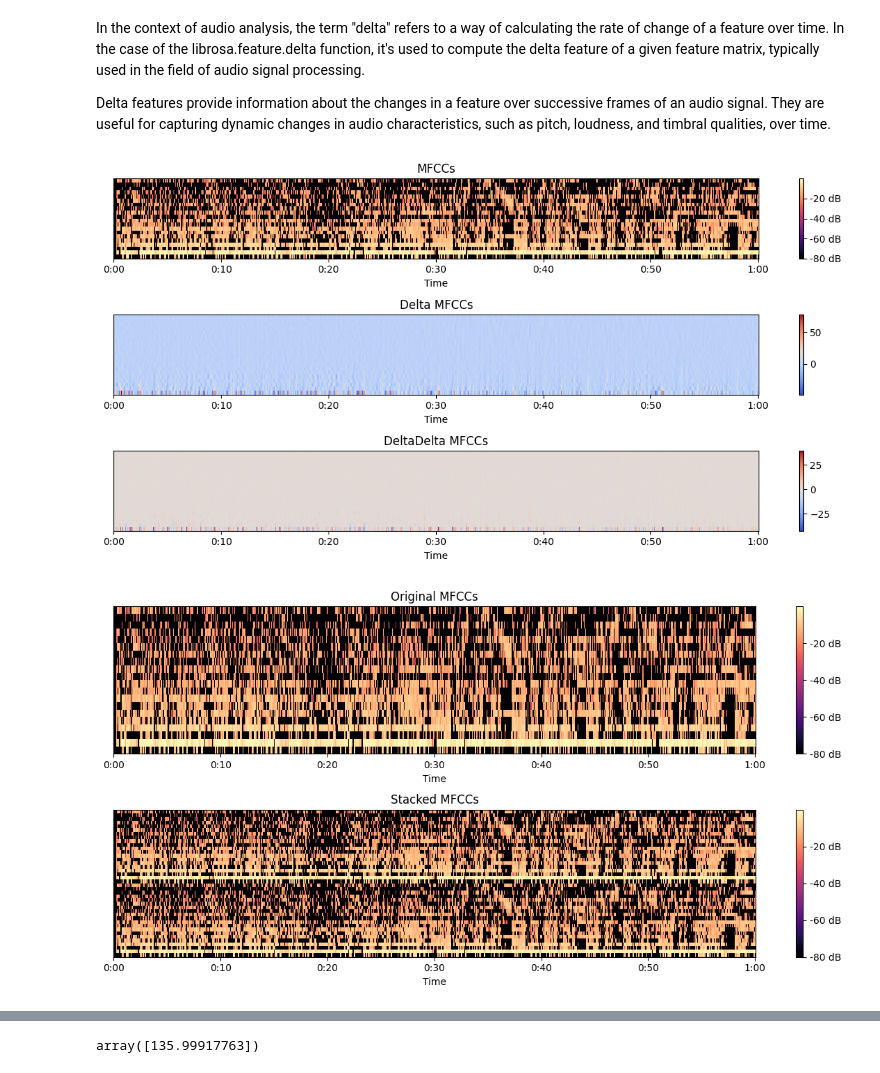
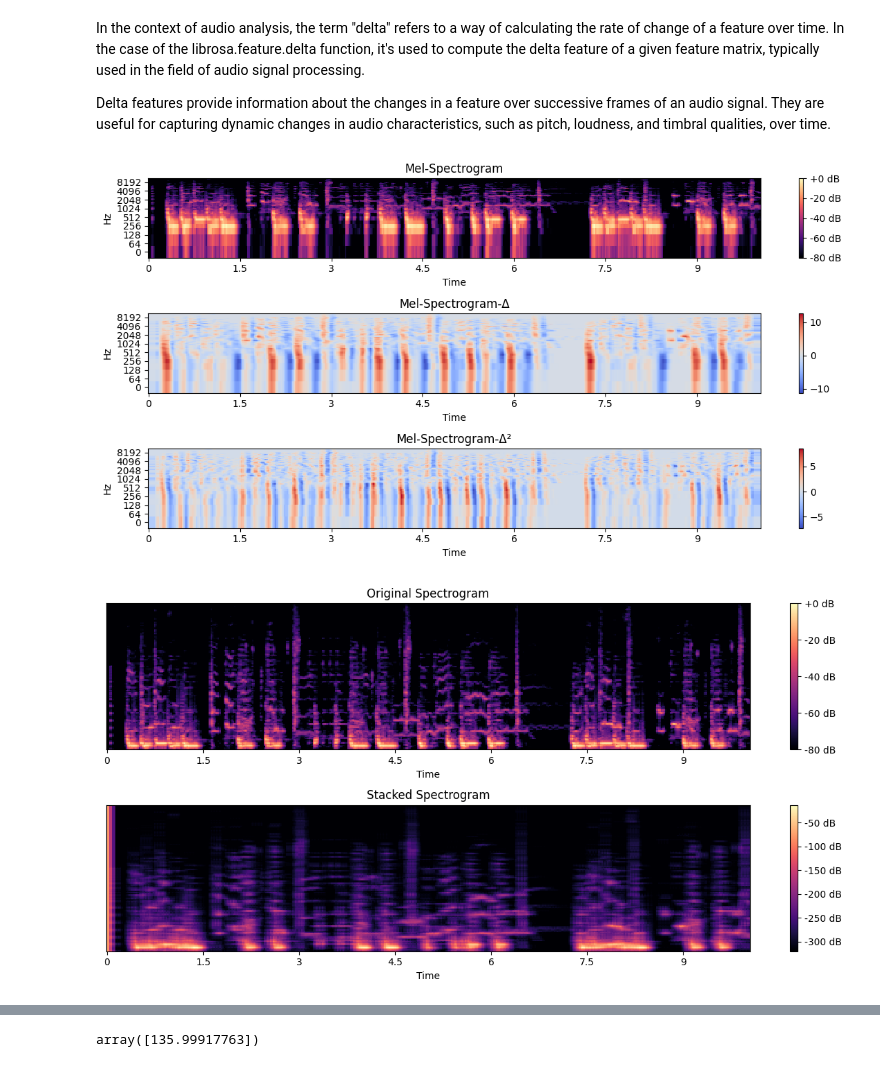
Before and after one commit to JordanKisa/Music-Genre-Classification, a Jupyter notebook: notebooks/librosa-playground.ipynb, the cells around one changed output, grey strips where cells are left out. Saved outputs shown, nothing was run; the diff lists cells and outputs as text; code cells hidden in the pictures.

```diff
--- a/notebooks/librosa-playground.ipynb
+++ b/notebooks/librosa-playground.ipynb
@@ -17,5 +17,5 @@ print(list(os.listdir('../data')))
 # %%
-y, sr = librosa.load("../data/RnB/60-Seconds/Aaliyah - Are You That Somebody.mp3")
+y, sr = librosa.load("../data/RnB/10-Seconds-Split/Aaliyah - Are You That Somebody_003.mp3")
 
 print('y:', y, '\n')
 print('y shape:', np.shape(y), '\n')
@@ -76,8 +75,8 @@ In the context of audio analysis, the term "delta" refers to a way of calculatin
 
 Delta features provide information about the changes in a feature over successive frames of an audio signal. They are useful for capturing dynamic changes in audio characteristics, such as pitch, loudness, and timbral qualities, over time.
 # %%
-mfccs = librosa.feature.mfcc(y=y, sr=sr)
-
+mfccs = librosa.feature.melspectrogram(y=y, sr=sr)
+mfccs = librosa.amplitude_to_db(mfccs, ref=np.max)
 # Compute the delta MFCCs feature matrix
 delta_mfccs = librosa.feature.delta(mfccs)
 mfcc_delta2 = librosa.feature.delta(mfccs, order=2)
@@ -85,38 +84,43 @@ mfcc_delta2 = librosa.feature.delta(mfccs, order=2)
 # Visualize the MFCCs and delta MFCCs
 plt.figure(figsize=(12, 6))
 plt.subplot(3, 1, 1)
-librosa.display.specshow(librosa.power_to_db(mfccs, ref=np.max), x_axis='time')
+librosa.display.specshow(mfccs, x_axis='time',y_axis = 'log', cmap="magma")
 plt.colorbar(format='%+2.0f dB')
-plt.title('MFCCs')
+plt.title('Mel-Spectrogram')
 plt.subplot(3, 1, 2)
-librosa.display.specshow(delta_mfccs, x_axis='time')
+librosa.display.specshow(delta_mfccs, x_axis='time', y_axis = 'log')
 plt.colorbar()
-plt.title('Delta MFCCs')
+plt.title('Mel-Spectrogram-Δ')
 plt.tight_layout()
 plt.subplot(3, 1, 3)
-librosa.display.specshow(mfcc_delta2, x_axis='time')
+librosa.display.specshow(mfcc_delta2, x_axis='time', y_axis = 'log')
 plt.colorbar()
-plt.title('DeltaDelta MFCCs')
+plt.title('Mel-Spectrogram-Δ²')
 plt.tight_layout()
 plt.show()
 # %% [output]
-[figure, old version]
+[figure, new version]
 # %%
 
 # Stack memory to capture temporal dynamics
-stacked_mfccs = librosa.feature.stack_memory(mfccs)
+S = librosa.feature.melspectrogram(y=y, sr=sr)
+S_DB = librosa.amplitude_to_db(S, ref=np.max)
+stacked_mfccs = librosa.feature.stack_memory(S_DB, n_steps=4, delay=2)
+
+half_len = len(stacked_mfccs) // 4
+stacked_mfccs= stacked_mfccs[:half_len] + stacked_mfccs[half_len:2*half_len] + stacked_mfccs[2*half_len:3*half_len] + stacked_mfccs[3*half_len:4*half_len]
 
 # Visualize the original and stacked MFCCs
 plt.figure(figsize=(12, 6))
 plt.subplot(2, 1, 1)
-librosa.display.specshow(librosa.power_to_db(mfccs, ref=np.max), x_axis='time')
+librosa.display.specshow(S_DB, x_axis='time')
 plt.colorbar(format='%+2.0f dB')
-plt.title('Original MFCCs')
+plt.title('Original Spectrogram')
 plt.subplot(2, 1, 2)
-librosa.display.specshow(librosa.power_to_db(stacked_mfccs, ref=np.max), x_axis='time')
+librosa.display.specshow(stacked_mfccs, x_axis='time')
 plt.colorbar(format='%+2.0f dB')
-plt.title('Stacked MFCCs')
+plt.title('Stacked Spectrogram')
 plt.tight_layout()
 plt.show()
 # %% [output]
-[figure, old version]
+[figure, new version]
```
Also changed, not shown: parts of 11 cells of this notebook, 31 other files.
